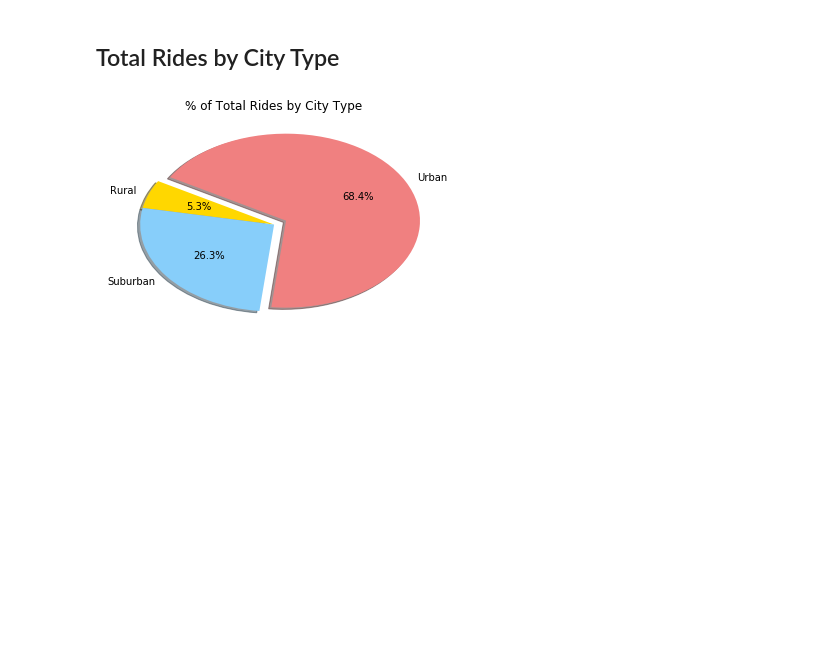
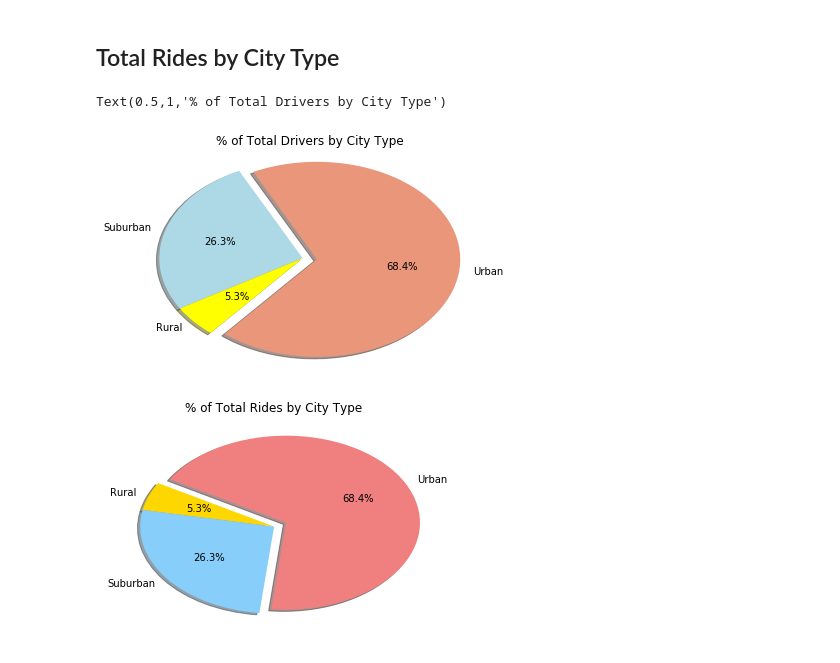
Before and after one commit to Amanser/Matplotlib, a Jupyter notebook: pyber_starter_homework.ipynb, the cells around one changed output. Saved outputs shown, nothing was run; the diff lists cells and outputs as text; code cells hidden in the pictures; blank space fills up the shorter version.

```diff
--- a/pyber_starter_homework.ipynb
+++ b/pyber_starter_homework.ipynb
@@ -201,28 +201,43 @@ plt.show()
 # %%
 # Calculate Ride Percents
 
 # Total
 Total = merged_df['type'].count()
 
 # Urban Total
 urban_total = urban['type'].count()
 urban_percent = urban_total / Total
 
 
 # Suburban Total
 suburban_total = suburban['type'].count()
 suburban_percent = suburban_total / Total
 
 # Rural Total
 rural_total = rural['type'].count()
 rural_percent = rural_total / Total
 
 
-suburban_percent
+
 
 # Build Pie Chart
 
+total_riders = [urban_percent, suburban_percent, rural_percent]
+
+
+plt.pie(total_riders, labels=citylabels, colors=colors, explode=explode,
+        autopct="%1.1f%%", shadow=True, startangle=230)
+
+plt.axis("auto")
+
+plt.title("% of Total Drivers by City Type")
+
+
+
 # Save Figure
+# %% [output]
+Text(0.5,1,'% of Total Drivers by City Type')
+[figure, added]
 # %%
 # Show Figure
 plt.show()
```
Also changed, not shown: parts of 4 cells of this notebook.
